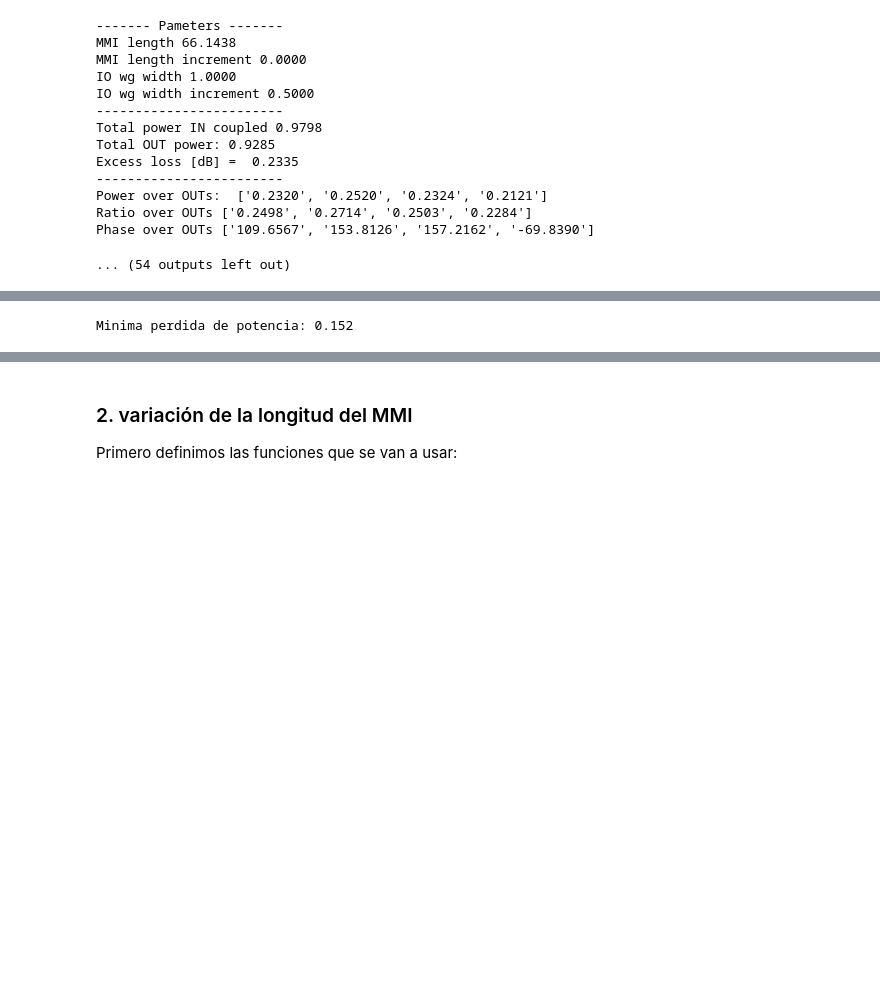
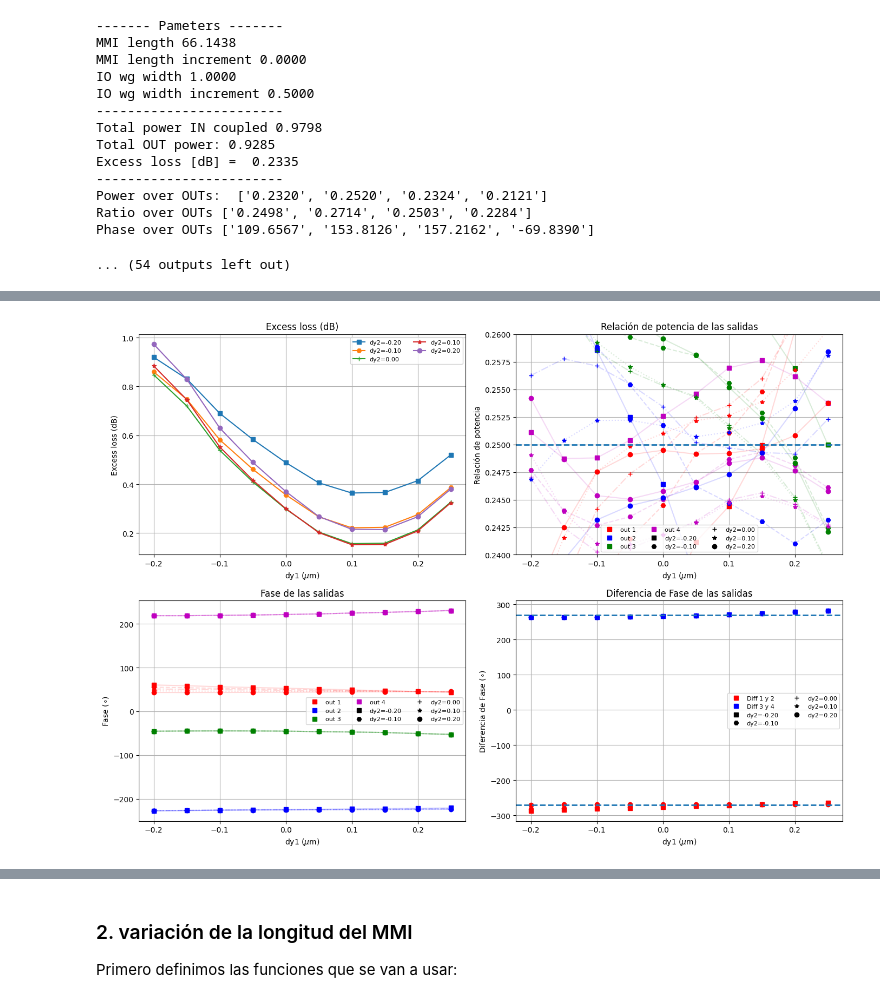
Before and after one commit to PauDaniOrtiz/pic-upv-TFM-Paula-Ortiz, a Jupyter notebook: MMI_2X4.ipynb, the cells around one changed output, grey strips where cells are left out. Drawn from its saved outputs; the diff is of its cells as text; code cells hidden in the pictures; blank space fills up the shorter version.

```diff
--- a/MMI_2X4.ipynb
+++ b/MMI_2X4.ipynb
@@ -1594,5 +1416,4 @@ plt.show()
-# %%
-print('Minima perdida de potencia:', np.round(np.min(Loss_matrix[3, :]),3))
-#print(Loss_matrix[3, :])
-# %% [output]
-Minima perdida de potencia: 0.152
+# %%
+grafica2Parametros(0.24,0.26,dy1_vals,dy2_vals,Loss_matrix,p1_matrix,p2_matrix,p3_matrix,p4_matrix,phase1_matrix,phase2_matrix,phase3_matrix,phase4_matrix,diff12_matrix,diff34_matrix)
+# %% [output]
+[figure, added]
```
Also changed, not shown: parts of 17 cells of this notebook, 1 other file.
